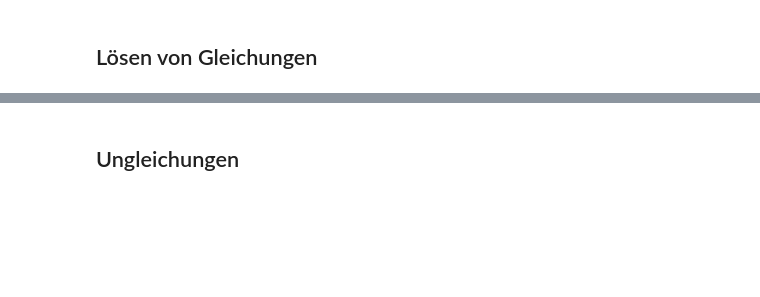
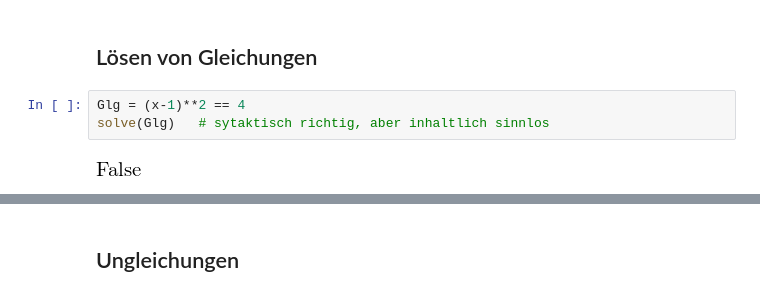
Before and after one commit to Ruediger-Braun/compana16, a Jupyter notebook: Lektion04.ipynb, the cells around one changed output, grey strips where cells are left out. Saved outputs shown, nothing was run; the diff lists cells and outputs as text; blank space fills up the shorter version.

```diff
--- a/Lektion04.ipynb
+++ b/Lektion04.ipynb
@@ -180,5 +252,10 @@ np.maximum(eins_bis_fuenf+10, eins_bis_fuenf**2)
 # %% [markdown]
 ## Lösen von Gleichungen
+# %%
+Glg = (x-1)**2 == 4
+solve(Glg)   # sytaktisch richtig, aber inhaltlich sinnlos
+# %% [output]
+[figure, added]
 # %%
 Glg = Eq((x-1)**2, 4)
 Glg
```
Also changed, not shown: parts of 56 cells of this notebook.
